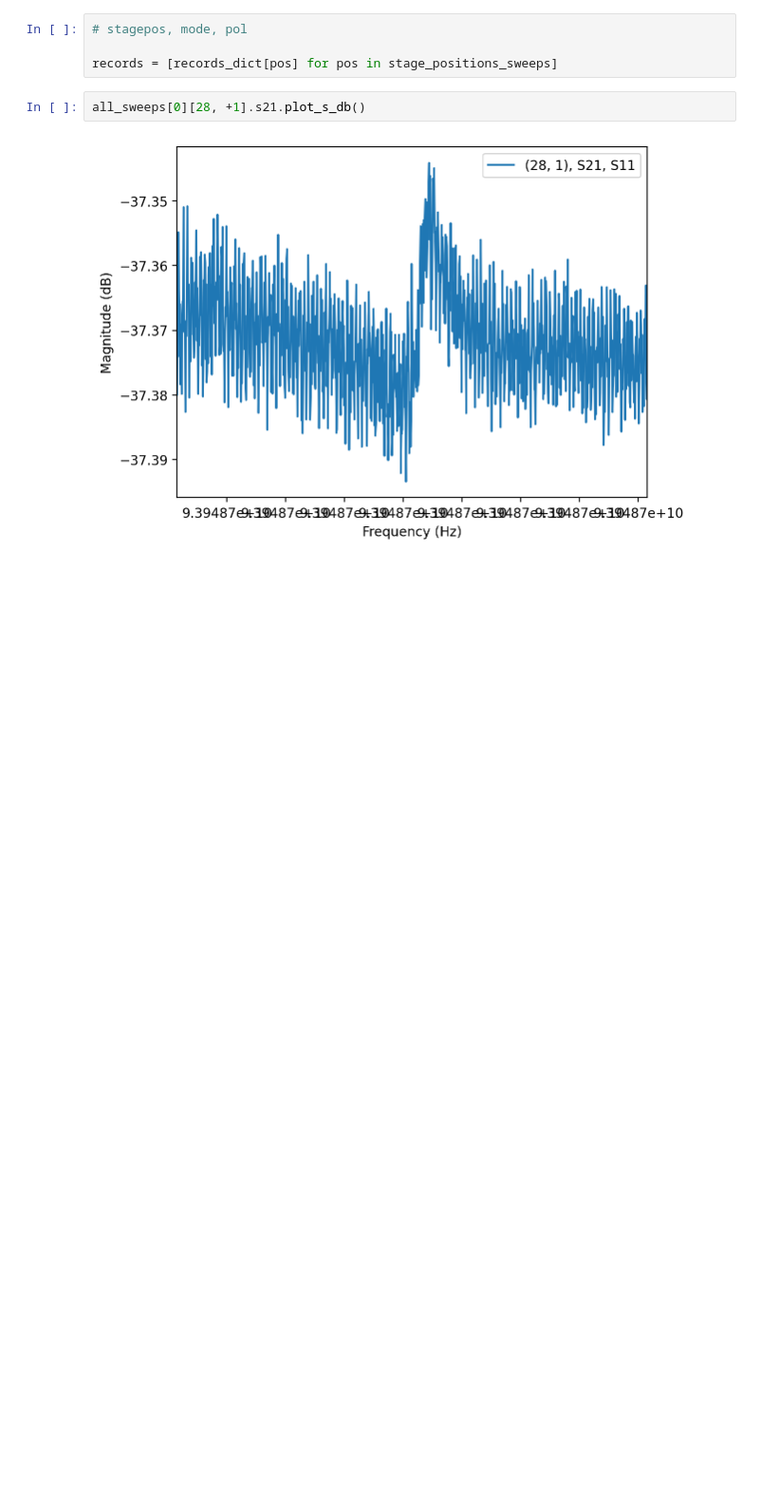
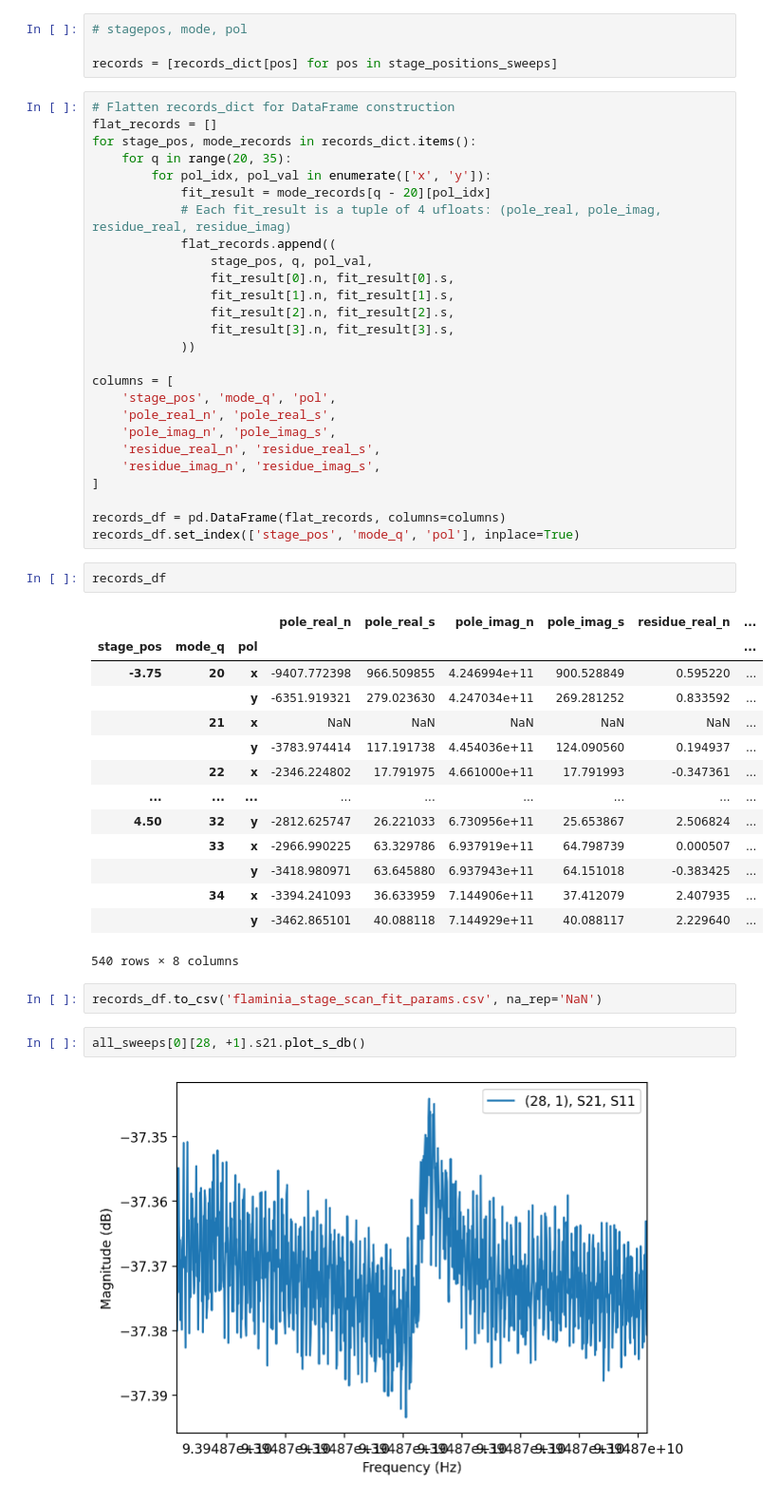
Before and after one commit to schleierlab/mmw-cavity-paper-analysis, a Jupyter notebook: intermediate-data/flaminia-reanalysis.ipynb, the cells around one changed output. Shown at 95% size. Saved outputs shown, nothing was run; the diff lists cells and outputs as text; blank space fills up the shorter version.

```diff
--- a/intermediate-data/flaminia-reanalysis.ipynb
+++ b/intermediate-data/flaminia-reanalysis.ipynb
@@ -409,6 +418,51 @@ Hint: the linear system was ill-conditioned (max. condition number was 1.1270746
 # stagepos, mode, pol
 
 records = [records_dict[pos] for pos in stage_positions_sweeps]
+# %%
+# Flatten records_dict for DataFrame construction
+flat_records = []
+for stage_pos, mode_records in records_dict.items():
+    for q in range(20, 35):
+        for pol_idx, pol_val in enumerate(['x', 'y']):
+            fit_result = mode_records[q - 20][pol_idx]
+            # Each fit_result is a tuple of 4 ufloats: (pole_real, pole_imag, residue_real, residue_imag)
+            flat_records.append((
+                stage_pos, q, pol_val,
+                fit_result[0].n, fit_result[0].s,
+                fit_result[1].n, fit_result[1].s,
+                fit_result[2].n, fit_result[2].s,
+                fit_result[3].n, fit_result[3].s,
+            ))
+
+columns = [
+    'stage_pos', 'mode_q', 'pol',
+    'pole_real_n', 'pole_real_s',
+    'pole_imag_n', 'pole_imag_s',
+    'residue_real_n', 'residue_real_s',
+    'residue_imag_n', 'residue_imag_s',
+]
+
+records_df = pd.DataFrame(flat_records, columns=columns)
+records_df.set_index(['stage_pos', 'mode_q', 'pol'], inplace=True)
+# %%
+records_df
+# %% [output]
+|  |  |  | pole_real_n | pole_real_s | pole_imag_n | pole_imag_s | residue_real_n | ... |
+| stage_pos | mode_q | pol |  |  |  |  |  | ... |
+| -3.75 | 20 | x | -9407.772398 | 966.509855 | 4.246994e+11 | 900.528849 | 0.595220 | ... |
+|  |  | y | -6351.919321 | 279.023630 | 4.247034e+11 | 269.281252 | 0.833592 | ... |
+|  | 21 | x | NaN | NaN | NaN | NaN | NaN | ... |
+|  |  | y | -3783.974414 | 117.191738 | 4.454036e+11 | 124.090560 | 0.194937 | ... |
+|  | 22 | x | -2346.224802 | 17.791975 | 4.661000e+11 | 17.791993 | -0.347361 | ... |
+| ... | ... | ... | ... | ... | ... | ... | ... | ... |
+| 4.50 | 32 | y | -2812.625747 | 26.221033 | 6.730956e+11 | 25.653867 | 2.506824 | ... |
+|  | 33 | x | -2966.990225 | 63.329786 | 6.937919e+11 | 64.798739 | 0.000507 | ... |
+|  |  | y | -3418.980971 | 63.645880 | 6.937943e+11 | 64.151018 | -0.383425 | ... |
+|  | 34 | x | -3394.241093 | 36.633959 | 7.144906e+11 | 37.412079 | 2.407935 | ... |
+|  |  | y | -3462.865101 | 40.088118 | 7.144929e+11 | 40.088117 | 2.229640 | ... |
+540 rows × 8 columns
+# %%
+records_df.to_csv('flaminia_stage_scan_fit_params.csv', na_rep='NaN')
 # %%
 all_sweeps[0][28, +1].s21.plot_s_db()
 # %% [output]
```
Also changed, not shown: parts of 5 cells of this notebook, 12 other files.
